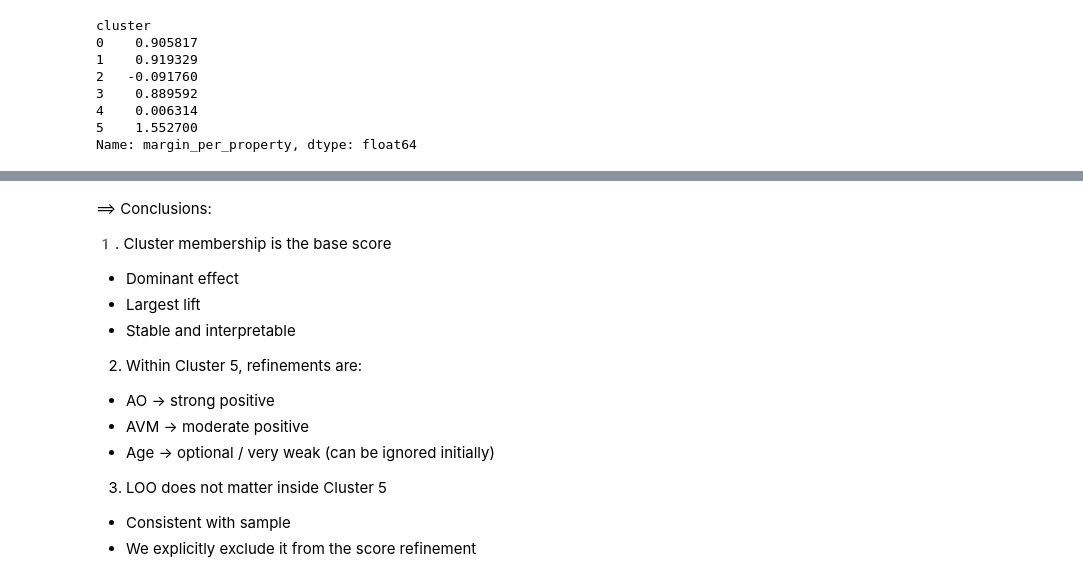
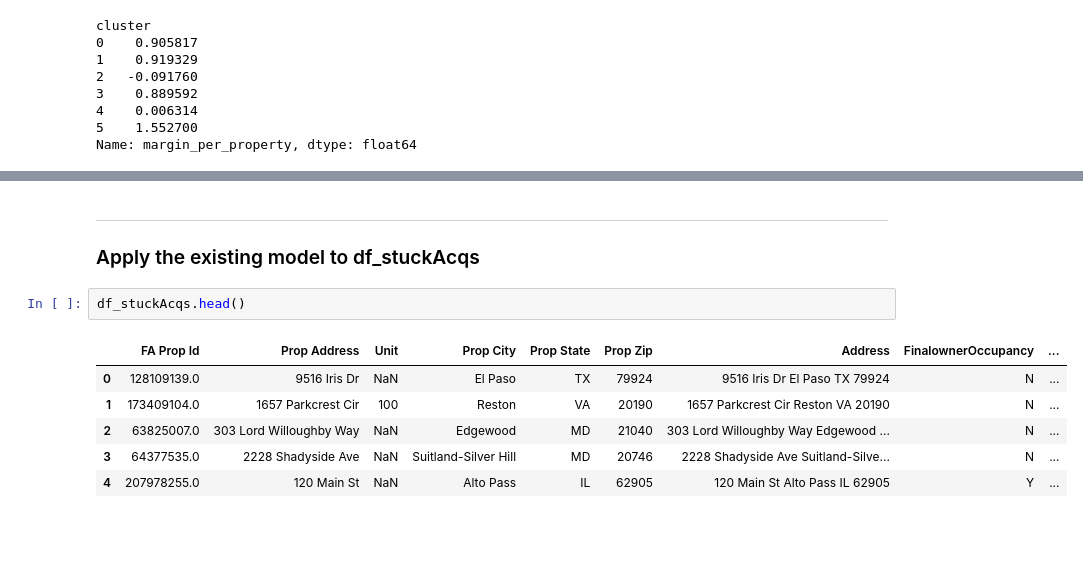
Before and after one commit to m-kareem/Property_clustring, a Jupyter notebook: Data_exploration.ipynb, the cells around one changed output, grey strips where cells are left out. Saved outputs shown, nothing was run; the diff lists cells and outputs as text; blank space fills up the shorter version.

Commit message:
apply model on stuckAcqs data

```diff
--- a/Data_exploration.ipynb
+++ b/Data_exploration.ipynb
@@ -1236,19 +1216,12 @@ df5.groupby(df5["Gross Margin"].notna()).agg(
-# %% [markdown]
-==> Conclusions:
-
-1️. Cluster membership is the base score
-
-- Dominant effect
-- Largest lift
-- Stable and interpretable
-
-2. Within Cluster 5, refinements are:
-
-- AO → strong positive
-- AVM → moderate positive
-- Age → optional / very weak (can be ignored initially)
-
-3. LOO does not matter inside Cluster 5
-
-- Consistent with sample
-- We explicitly exclude it from the score refinement
+# %% [markdown]
+---
+### Apply the existing model to df_stuckAcqs
+# %%
+df_stuckAcqs.head()
+# %% [output]
+|  | FA Prop Id | Prop Address | Unit | Prop City | Prop State | Prop Zip | Address | FinalownerOccupancy | ... |
+| 0 | 128109139.0 | 9516 Iris Dr | NaN | El Paso | TX | 79924 | 9516 Iris Dr El Paso TX 79924 | N | ... |
+| 1 | 173409104.0 | 1657 Parkcrest Cir | 100 | Reston | VA | 20190 | 1657 Parkcrest Cir Reston VA 20190 | N | ... |
+| 2 | 63825007.0 | 303 Lord Willoughby Way | NaN | Edgewood | MD | 21040 | 303 Lord Willoughby Way Edgewood ... | N | ... |
+| 3 | 64377535.0 | 2228 Shadyside Ave | NaN | Suitland-Silver Hill | MD | 20746 | 2228 Shadyside Ave Suitland-Silve... | N | ... |
+| 4 | 207978255.0 | 120 Main St | NaN | Alto Pass | IL | 62905 | 120 Main St Alto Pass IL 62905 | Y | ... |
```
Also changed, not shown: parts of 12 cells of this notebook.
